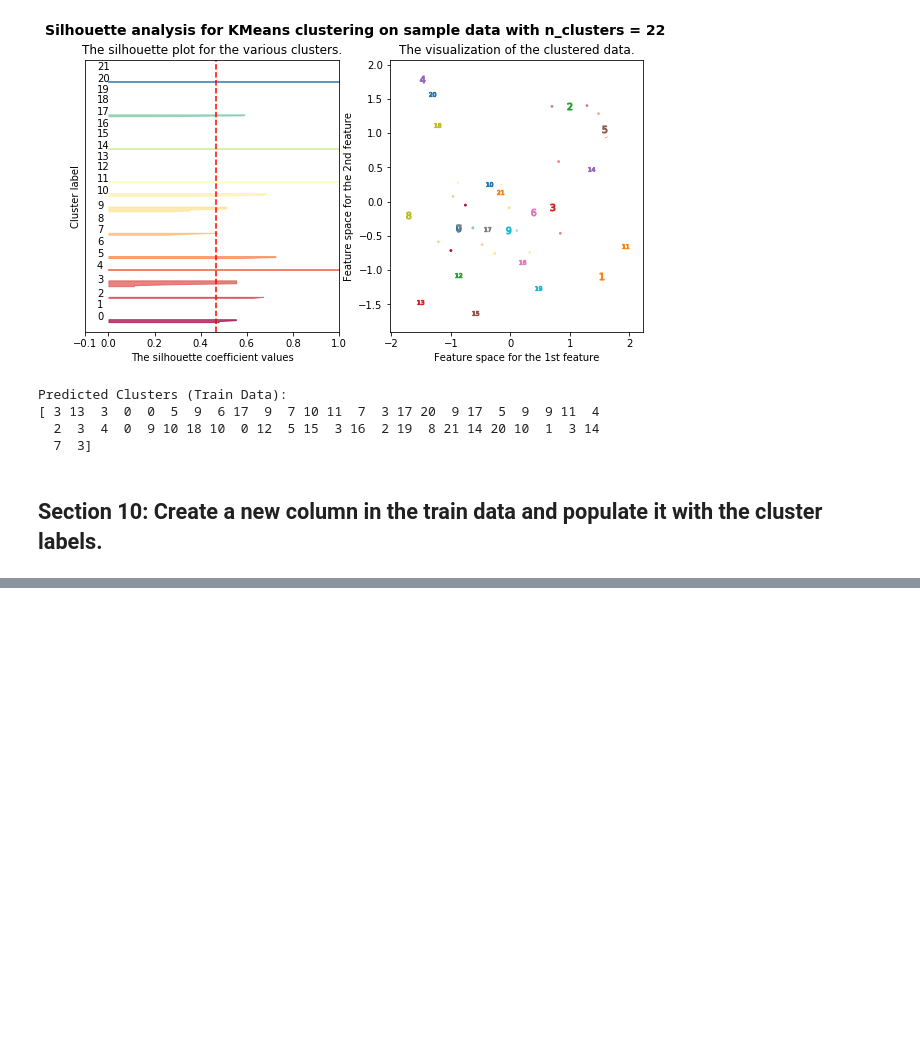
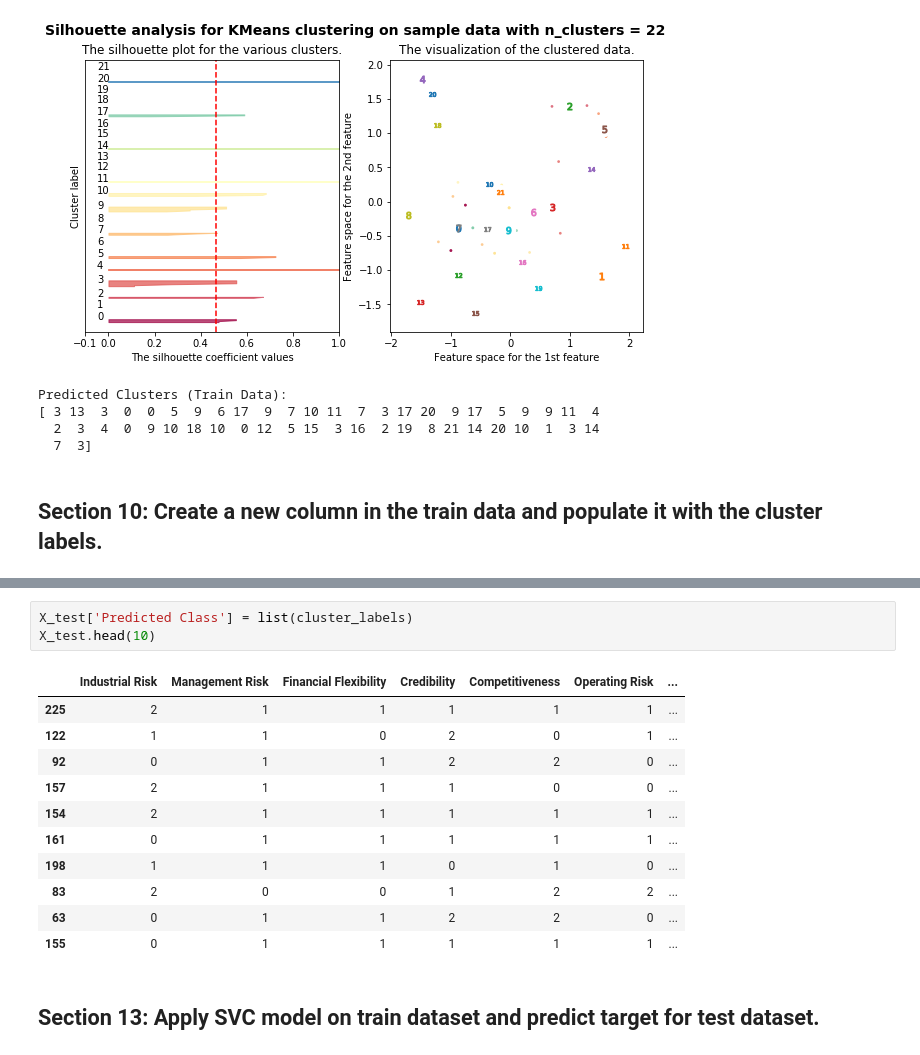
Before and after one commit to arunangshupodder/file_repo, a Jupyter notebook: notes/Project4.ipynb, the cells around one changed output, grey strips where cells are left out. Saved outputs shown, nothing was run; the diff lists cells and outputs as text; blank space fills up the shorter version.

```diff
--- a/notes/Project4.ipynb
+++ b/notes/Project4.ipynb
@@ -208,0 +230,17 @@ X_train.head(10)
+# %%
+X_test['Predicted Class'] = list(cluster_labels)
+X_test.head(10)
+# %% [output]
+|  | Industrial Risk | Management Risk | Financial Flexibility | Credibility | Competitiveness | Operating Risk | ... |
+| 225 | 2 | 1 | 1 | 1 | 1 | 1 | ... |
+| 122 | 1 | 1 | 0 | 2 | 0 | 1 | ... |
+| 92 | 0 | 1 | 1 | 2 | 2 | 0 | ... |
+| 157 | 2 | 1 | 1 | 1 | 0 | 0 | ... |
+| 154 | 2 | 1 | 1 | 1 | 1 | 1 | ... |
+| 161 | 0 | 1 | 1 | 1 | 1 | 1 | ... |
+| 198 | 1 | 1 | 1 | 0 | 1 | 0 | ... |
+| 83 | 2 | 0 | 0 | 1 | 2 | 2 | ... |
+| 63 | 0 | 1 | 1 | 2 | 2 | 0 | ... |
+| 155 | 0 | 1 | 1 | 1 | 1 | 1 | ... |
+# %% [markdown]
+## Section 13: Apply SVC model on train dataset and predict target for test dataset.
```
Also changed, not shown: parts of 11 cells of this notebook.
